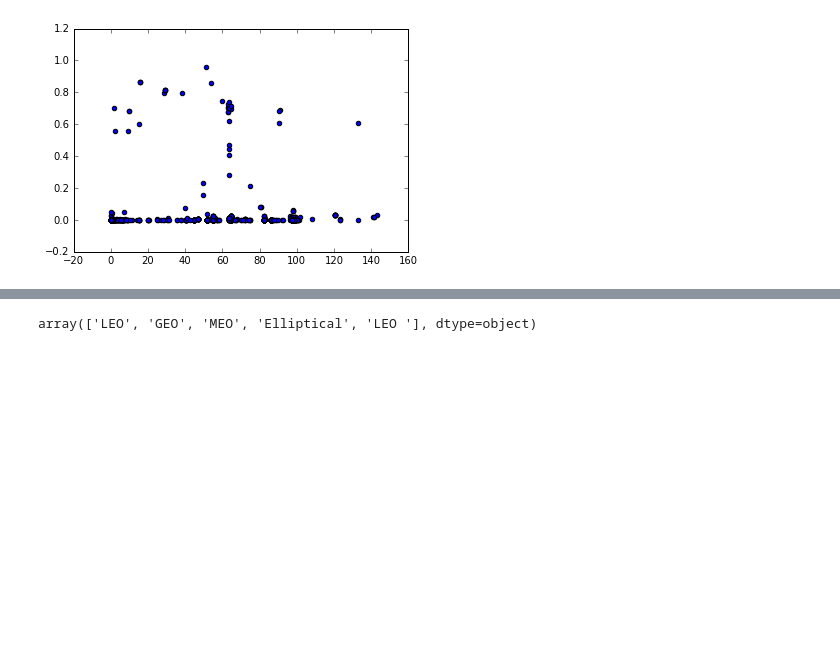
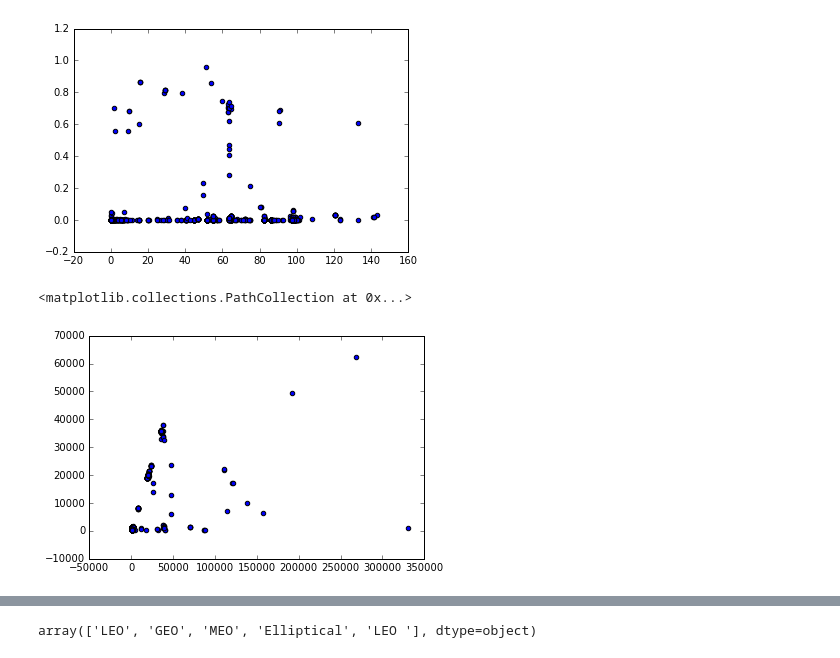
Before and after one commit to Ianssmith/Satellite_Map, a Jupyter notebook: satellites.ipynb, the cells around one changed output, grey strips where cells are left out. Saved outputs shown, nothing was run; the diff lists cells and outputs as text; code cells hidden in the pictures; blank space fills up the shorter version.

```diff
--- a/satellites.ipynb
+++ b/satellites.ipynb
@@ -86,3 +192,8 @@ plt.scatter(data['inclination'], data['eccentricity'])
 # %% [output]
 <matplotlib.collections.PathCollection at 0x...>
 [figure]
+# %%
+plt.scatter(data['apogee_km'], data['perigee_km'])
+# %% [output]
+<matplotlib.collections.PathCollection at 0x...>
+[figure, added]
```
Also changed, not shown: parts of 29 cells of this notebook, 3 other files.
